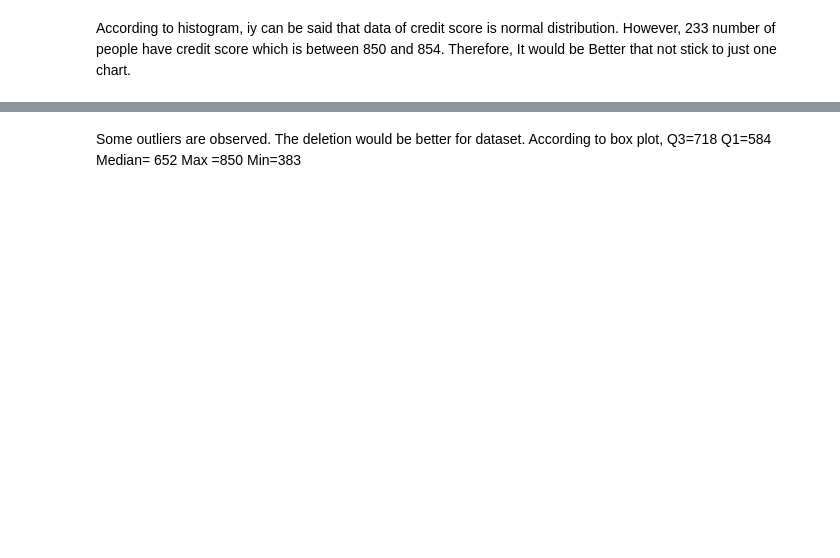
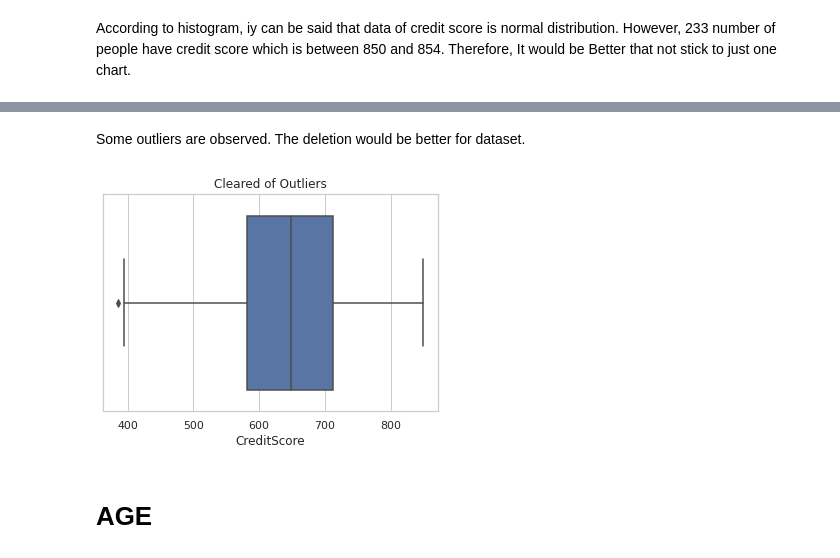
Before and after one commit to OnurTekerekoglu/BankCustomer_Churn, a Jupyter notebook: bank-custumer-churn.ipynb, the cells around one changed output, grey strips where cells are left out. Saved outputs shown, nothing was run; the diff lists cells and outputs as text; code cells hidden in the pictures; blank space fills up the shorter version.

```diff
--- a/bank-custumer-churn.ipynb
+++ b/bank-custumer-churn.ipynb
@@ -163,9 +209,12 @@ fig.show()
 [interactive output not drawn]
 # %% [markdown]
 Some outliers are observed. The deletion would be better for dataset.
-According to box plot,
-Q3=718
-Q1=584
-Median= 652
-Max =850
-Min=383
+# %%
+df1 = df[(df["CreditScore"]>383) & (df["CreditScore"]<850)]
+# %%
+sns.boxplot(x=df1["CreditScore"])
+plt.title("Cleared of Outliers");
+# %% [output]
+[figure, added]
+# %% [markdown]
+# AGE
```
Also changed, not shown: parts of 31 cells of this notebook.
